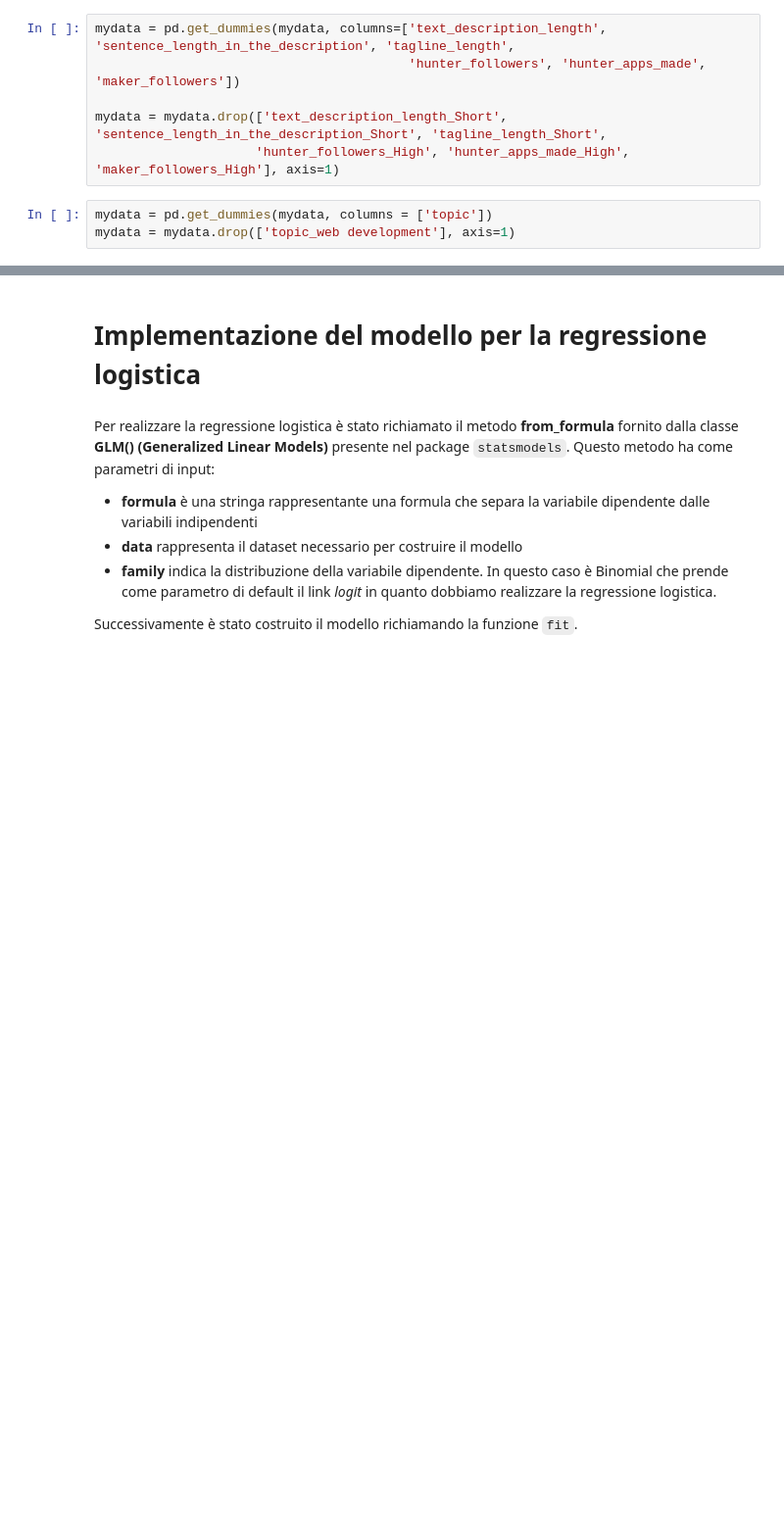
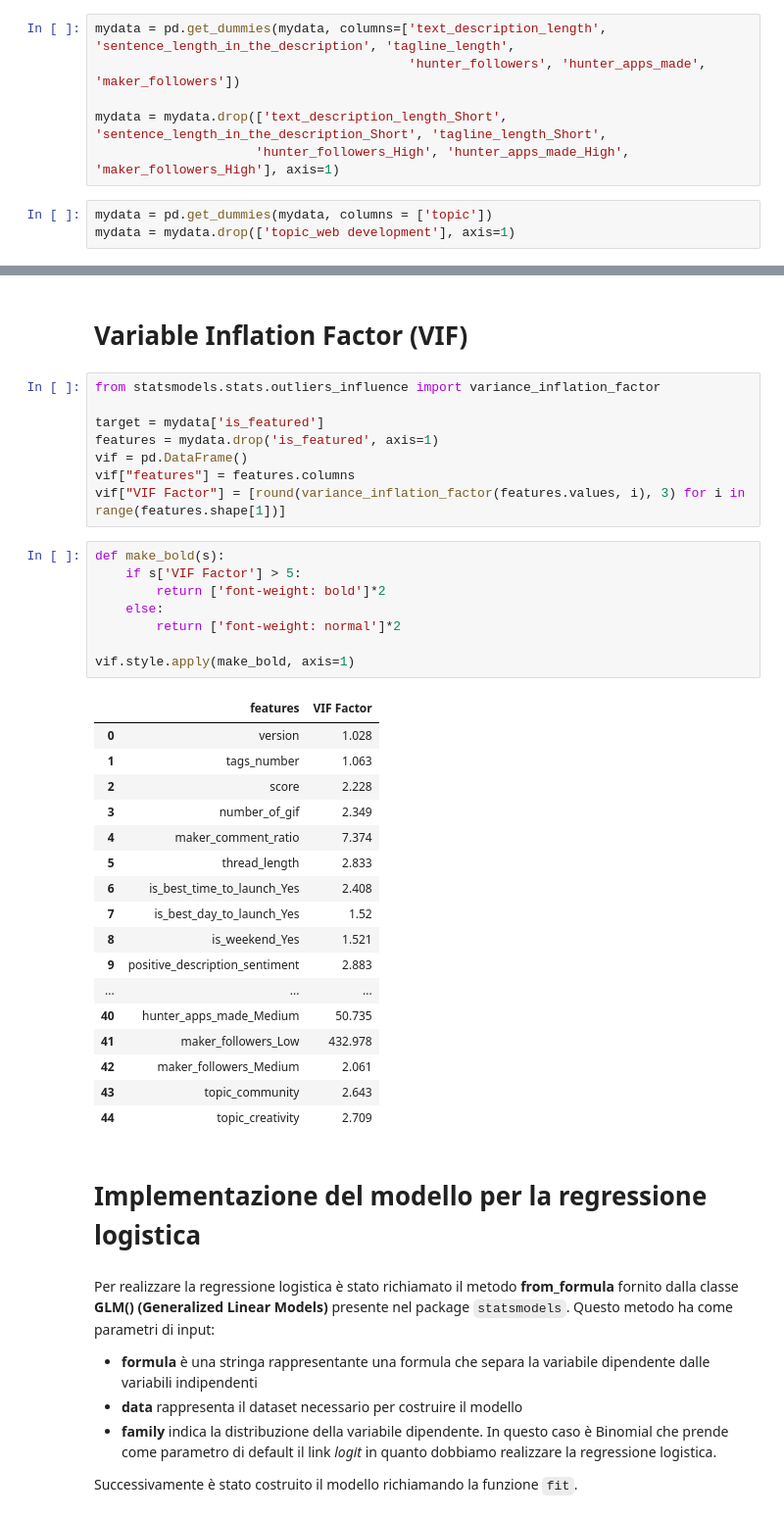
Before and after one commit to collab-uniba/PH_miner, a Jupyter notebook: analysis/notebook/final_model_logistic_regression/logistic_regression_notebook.ipynb, the cells around one changed output, grey strips where cells are left out. Shown at 98% size. Drawn from its saved outputs; the diff is of its cells as text; blank space fills up the shorter version.

```diff
--- a/analysis/notebook/final_model_logistic_regression/logistic_regression_notebook.ipynb
+++ b/analysis/notebook/final_model_logistic_regression/logistic_regression_notebook.ipynb
@@ -183,3 +188,39 @@ mydata.head()
+# %% [markdown]
+# Variable Inflation Factor (VIF)
+# %%
+from statsmodels.stats.outliers_influence import variance_inflation_factor
+
+target = mydata['is_featured']
+features = mydata.drop('is_featured', axis=1)
+vif = pd.DataFrame()
+vif["features"] = features.columns
+vif["VIF Factor"] = [round(variance_inflation_factor(features.values, i), 3) for i in range(features.shape[1])]
+# %%
+def make_bold(s):
+    if s['VIF Factor'] > 5:
+        return ['font-weight: bold']*2
+    else:
+        return ['font-weight: normal']*2
+
+vif.style.apply(make_bold, axis=1)
+# %% [output]
+|  | features | VIF Factor |
+| 0 | version | 1.028 |
+| 1 | tags_number | 1.063 |
+| 2 | score | 2.228 |
+| 3 | number_of_gif | 2.349 |
+| 4 | maker_comment_ratio | 7.374 |
+| 5 | thread_length | 2.833 |
+| 6 | is_best_time_to_launch_Yes | 2.408 |
+| 7 | is_best_day_to_launch_Yes | 1.52 |
+| 8 | is_weekend_Yes | 1.521 |
+| 9 | positive_description_sentiment | 2.883 |
+| ... | ... | ... |
+| 40 | hunter_apps_made_Medium | 50.735 |
+| 41 | maker_followers_Low | 432.978 |
+| 42 | maker_followers_Medium | 2.061 |
+| 43 | topic_community | 2.643 |
+| 44 | topic_creativity | 2.709 |
 # %% [markdown]
 # Implementazione del modello per la regressione logistica
 # %% [markdown]
```
Also changed, not shown: parts of 13 cells of this notebook, 3 other files.
